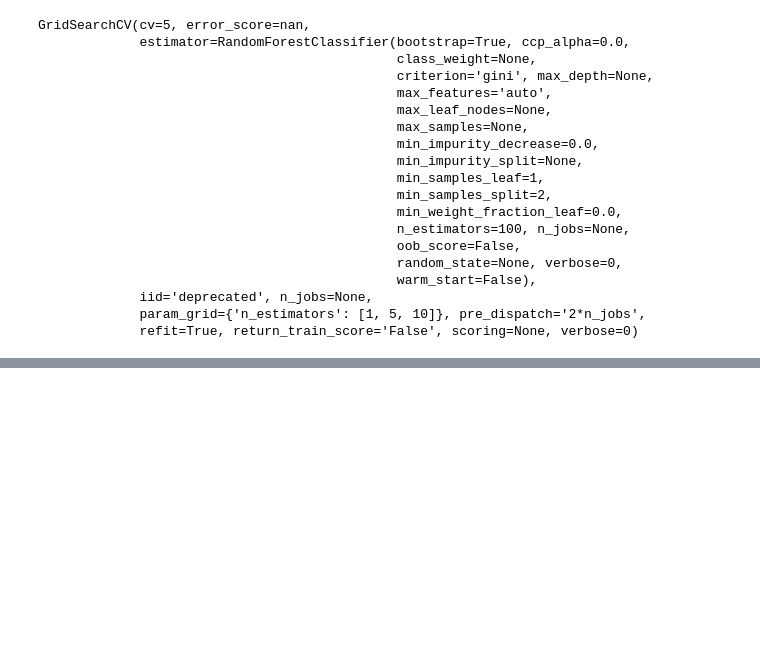
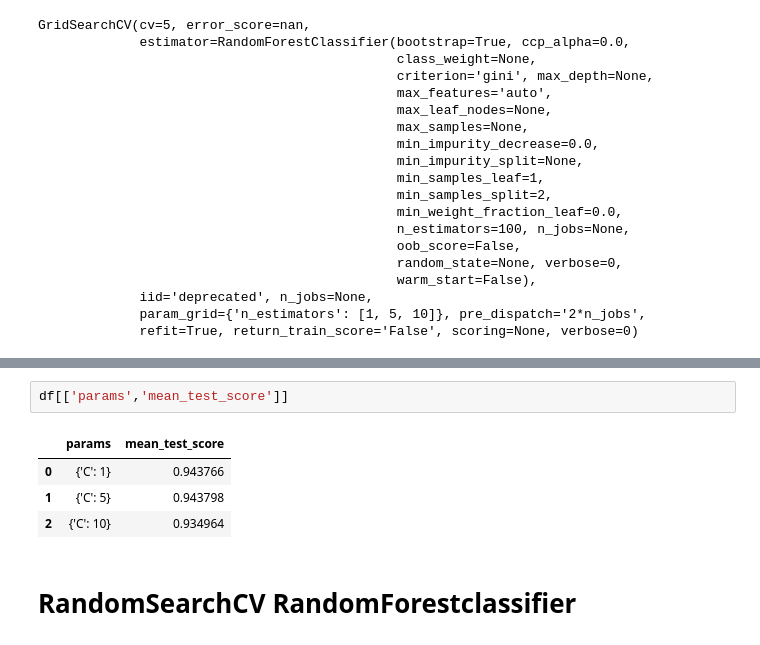
Before and after one commit to Tanmay2262/HyperParameter-Tuning, a Jupyter notebook: Hyperparameter_tuning .ipynb, the cells around one changed output, grey strips where cells are left out. Saved outputs shown, nothing was run; the diff lists cells and outputs as text; blank space fills up the shorter version.

```diff
--- a/Hyperparameter_tuning .ipynb
+++ b/Hyperparameter_tuning .ipynb
@@ -192,0 +260,9 @@ df[['params','mean_test_score']]
+# %%
+df[['params','mean_test_score']]
+# %% [output]
+|  | params | mean_test_score |
+| 0 | {'C': 1} | 0.943766 |
+| 1 | {'C': 5} | 0.943798 |
+| 2 | {'C': 10} | 0.934964 |
+# %% [markdown]
+# RandomSearchCV RandomForestclassifier
```
Also changed, not shown: parts of 17 cells of this notebook.
